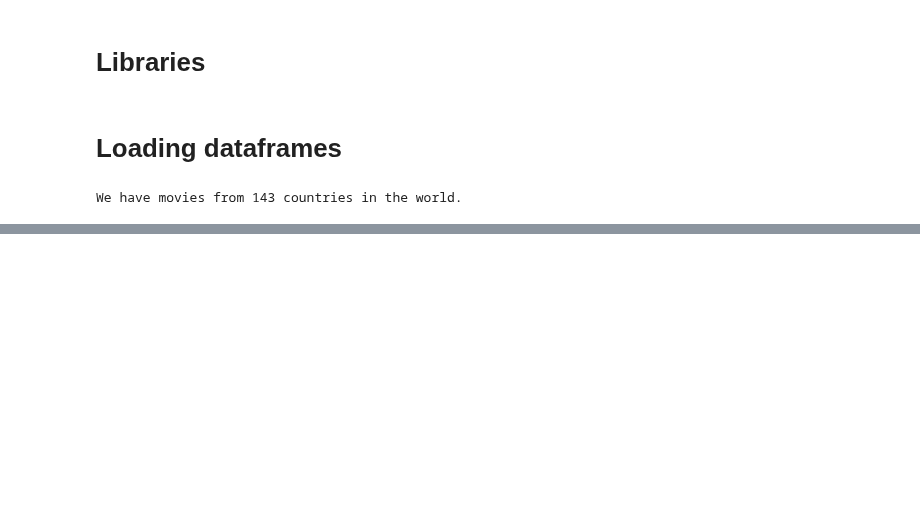
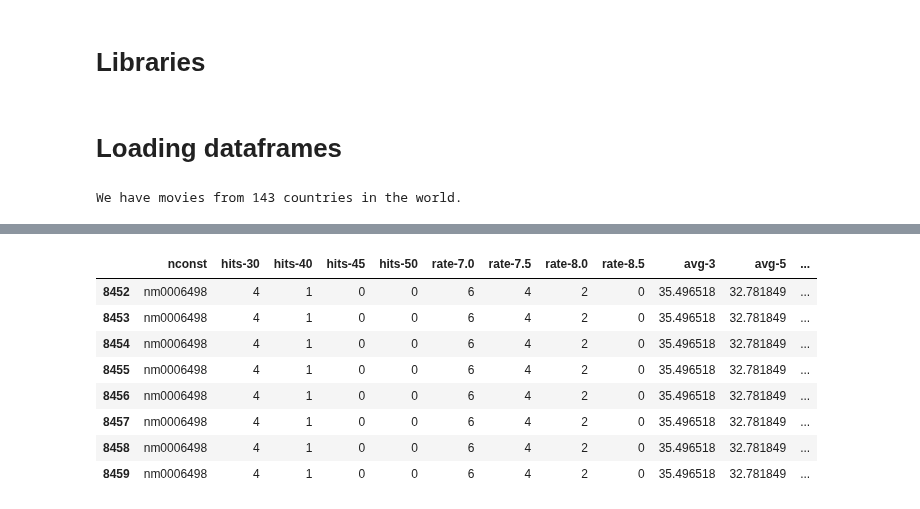
Before and after one commit to epfl-ada/ada-2023-project-crunchychicken, a Jupyter notebook: P3.ipynb, the cells around one changed output, grey strips where cells are left out. Drawn from its saved outputs; the diff is of its cells as text; code cells hidden in the pictures; blank space fills up the shorter version.

```diff
--- a/P3.ipynb
+++ b/P3.ipynb
@@ -25,0 +84,34 @@ We have movies from 143 countries in the world.
+# %%
+%%time
+
+def hits_metric(data, threshold):
+    return data['score'].gt(threshold).sum()
+
+def rate_metric(data, rate_threshold, vote_threshold):
+    return data[(data['rating'] >= rate_threshold) & (data['votes'] >= vote_threshold)].shape[0]
+
+def avg_top_n_scores(data, n):
+    if len(data) >= n:
+        return data.nlargest(n, 'score')['score'].mean()
+    return pd.NA
+
+grouped = movies_exploded.groupby('directors')
+director_metrics = pd.DataFrame(index=grouped.groups.keys())
+
+# Calculate each metric
+director_metrics['hits-30'] = grouped.apply(hits_metric, threshold=30)
+director_metrics['hits-40'] = grouped.apply(hits_metric, threshold=40)
+director_metrics['hits-45'] = grouped.apply(hits_metric, threshold=45)
+director_metrics['hits-50'] = grouped.apply(hits_metric, threshold=50)
+director_metrics['rate-7.0'] = grouped.apply(rate_metric, rate_threshold=7.0, vote_threshold=1000)
+director_metrics['rate-7.5'] = grouped.apply(rate_metric, rate_threshold=7.5, vote_threshold=1000)
+director_metrics['rate-8.0'] = grouped.apply(rate_metric, rate_threshold=8.0, vote_threshold=1000)
+director_metrics['rate-8.5'] = grouped.apply(rate_metric, rate_threshold=8.5, vote_threshold=1000)
+for n in [3, 5, 10]:
+    director_metrics[f'avg-{n}'] = grouped.apply(avg_top_n_scores, n=n)
+
+director_metrics.reset_index(inplace=True)
+director_metrics.rename(columns={'index': 'nconst'}, inplace=True)
+
+# there is probably a way to optimize even further but for now 20mins => 3mins is sufficient, would probably involve
+# a smart grouping and mapping to avoid using apply()
@@ -25,0 +126,8 @@ We have movies from 143 countries in the world.
+# %%
+directors_with_country = pd.merge(
+        director_metrics,
+        movies_exploded[['directors', 'countries']],
+        left_on='nconst',
+        right_on='directors',
+        how='left'
+    )
@@ -25,0 +155,12 @@ We have movies from 143 countries in the world.
+# %%
+directors_with_country[directors_with_country["nconst"]=="nm0006498"]
+# %% [output]
+|  | nconst | hits-30 | hits-40 | hits-45 | hits-50 | rate-7.0 | rate-7.5 | rate-8.0 | rate-8.5 | avg-3 | avg-5 | ... |
+| 8452 | nm0006498 | 4 | 1 | 0 | 0 | 6 | 4 | 2 | 0 | 35.496518 | 32.781849 | ... |
+| 8453 | nm0006498 | 4 | 1 | 0 | 0 | 6 | 4 | 2 | 0 | 35.496518 | 32.781849 | ... |
+| 8454 | nm0006498 | 4 | 1 | 0 | 0 | 6 | 4 | 2 | 0 | 35.496518 | 32.781849 | ... |
+| 8455 | nm0006498 | 4 | 1 | 0 | 0 | 6 | 4 | 2 | 0 | 35.496518 | 32.781849 | ... |
+| 8456 | nm0006498 | 4 | 1 | 0 | 0 | 6 | 4 | 2 | 0 | 35.496518 | 32.781849 | ... |
+| 8457 | nm0006498 | 4 | 1 | 0 | 0 | 6 | 4 | 2 | 0 | 35.496518 | 32.781849 | ... |
+| 8458 | nm0006498 | 4 | 1 | 0 | 0 | 6 | 4 | 2 | 0 | 35.496518 | 32.781849 | ... |
+| 8459 | nm0006498 | 4 | 1 | 0 | 0 | 6 | 4 | 2 | 0 | 35.496518 | 32.781849 | ... |
```
Also changed, not shown: parts of 16 cells of this notebook, 2 other files.
